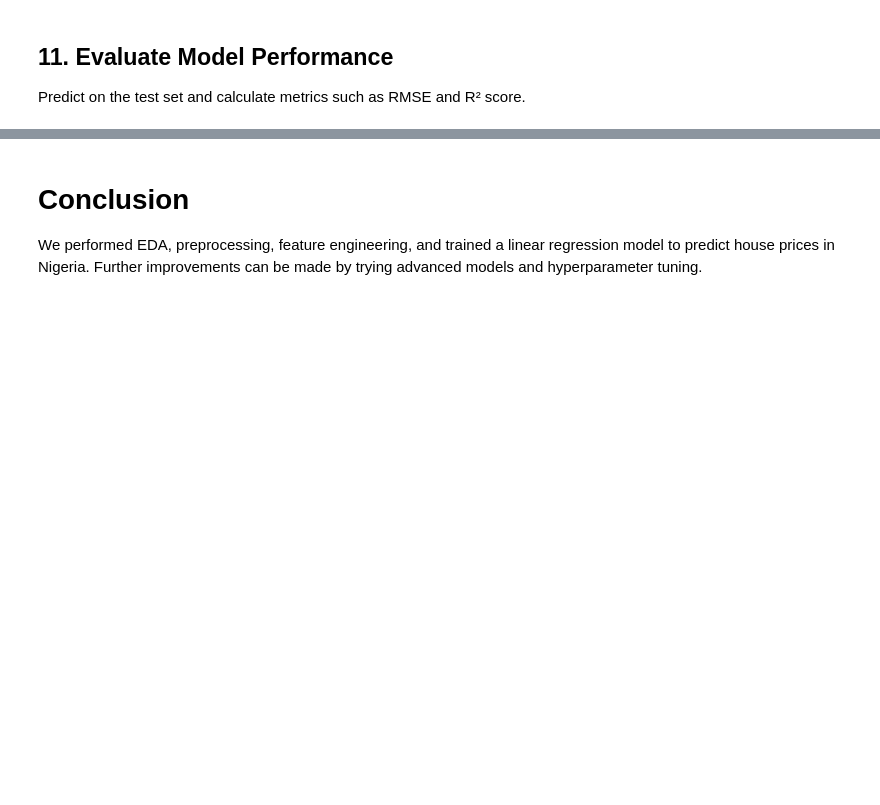
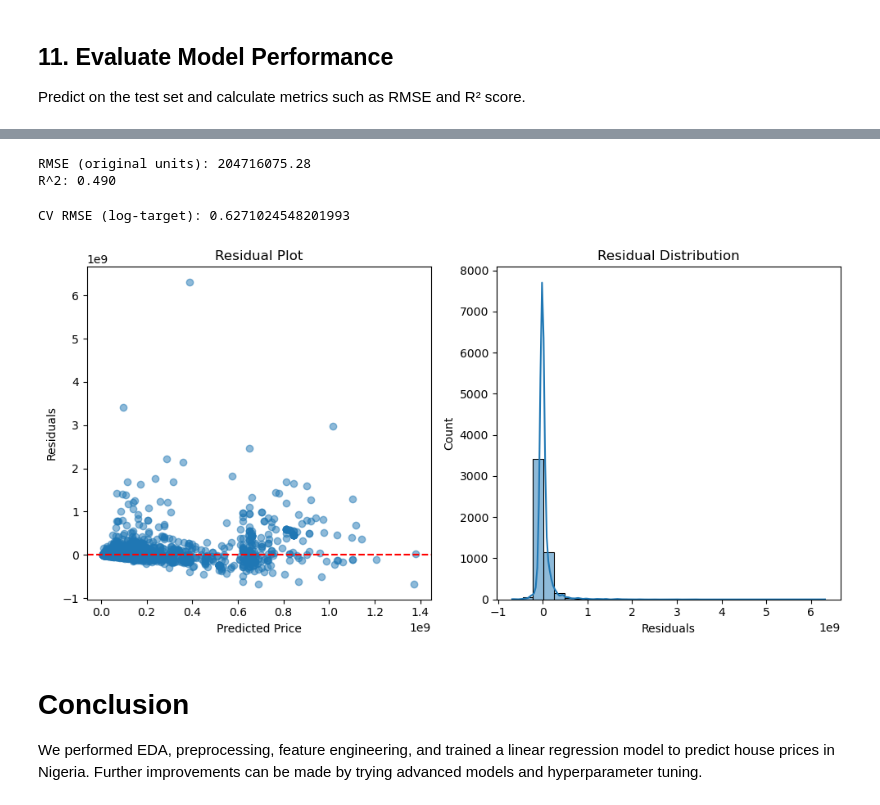
Before and after one commit to 0sinach1/house-price-model, a Jupyter notebook: notebook/EDA.ipynb, the cells around one changed output, grey strips where cells are left out. Drawn from its saved outputs; the diff is of its cells as text; code cells hidden in the pictures; blank space fills up the shorter version.

```diff
--- a/notebook/EDA.ipynb
+++ b/notebook/EDA.ipynb
@@ -157,3 +128,7 @@ df[num_cols] = scaler.fit_transform(df[num_cols])
+# %%
+X_train, X_test, y_train, y_test = train_test_split(
+    X, y, test_size=0.2, random_state=42
+)
 # %% [markdown]
 ## 8. Feature Engineering
 
@@ -195,11 +171,5 @@ LinearRegression()
 
 Predict on the test set and calculate metrics such as RMSE and R² score.
 # %%
-# Predict and evaluate
-y_pred = lr.predict(X_test)
-rmse = np.sqrt(mean_squared_error(y_test, y_pred))
-r2 = r2_score(y_test, y_pred)
-
-print(f"Root Mean Squared Error (RMSE): {rmse:.2f}")
-print(f"R² Score: {r2:.2f}")
+model.fit(X_train, y_train_log)
 # %% [output]
@@ -208,3 +197,45 @@ R² Score: -9.71
+# %%
+from sklearn.linear_model import Ridge
+
+model = Pipeline([
+    ('preproc', preprocessor),
+    ('reg', Ridge(alpha=1.0))  # Regularization reduces extreme predictions
+])
+
+model.fit(X_train, y_train_log)
+y_pred_log = model.predict(X_test)
+y_pred = np.expm1(y_pred_log)
+
+rmse = np.sqrt(mean_squared_error(y_test, y_pred))
+r2 = r2_score(y_test, y_pred)
+print(f"RMSE (original units): {rmse:.2f}")
+print(f"R^2: {r2:.3f}")
+# %% [output]
+RMSE (original units): 204716075.28
+R^2: 0.490
+# %%
+cv_scores = cross_val_score(model, X_train, y_train_log, scoring='neg_root_mean_squared_error', cv=5)
+print("CV RMSE (log-target):", -cv_scores.mean())  # Negate to get positive RMSE
+# %% [output]
+CV RMSE (log-target): 0.6271024548201993
+# %%
+residuals = y_test - y_pred
+plt.figure(figsize=(10, 5))
+plt.subplot(1, 2, 1)
+plt.scatter(y_pred, residuals, alpha=0.5)
+plt.axhline(0, color='r', linestyle='--')
+plt.xlabel('Predicted Price')
+plt.ylabel('Residuals')
+plt.title('Residual Plot')
+
+plt.subplot(1, 2, 2)
+sns.histplot(residuals, bins=30, kde=True)
+plt.xlabel('Residuals')
+plt.title('Residual Distribution')
+plt.tight_layout()
+plt.show()
+# %% [output]
+[figure, added]
 # %% [markdown]
 # Conclusion
 
```
Also changed, not shown: parts of 13 cells of this notebook.
